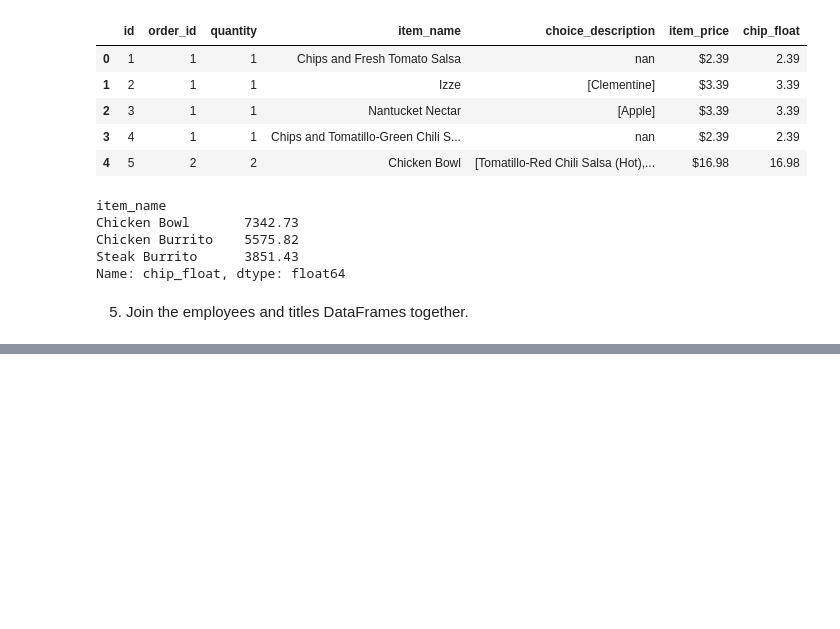
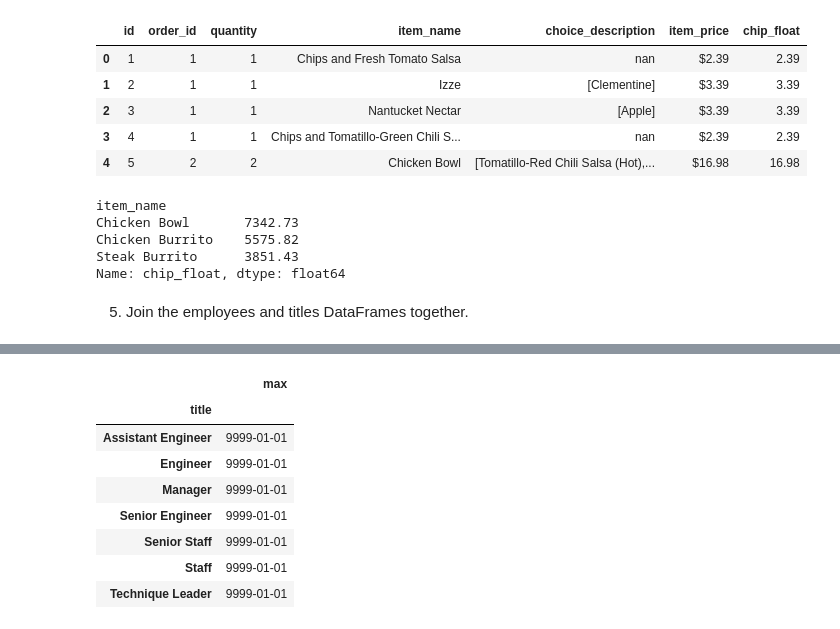
Before and after one commit to eelysee/numpy_pandas_visualization_exercises, a Jupyter notebook: advanced_dataframes_3.ipynb, the cells around one changed output, grey strips where cells are left out. Saved outputs shown, nothing was run; the diff lists cells and outputs as text; code cells hidden in the pictures; blank space fills up the shorter version.

```diff
--- a/advanced_dataframes_3.ipynb
+++ b/advanced_dataframes_3.ipynb
@@ -151,0 +170,13 @@ titles_query = pd.read_sql(text(roles   _query), engine.connect())
+# %%
+# doesnt get name or emp number
+emp_titles.groupby('title').to_date.agg(['max'])
+# %% [output]
+|  | max |
+| title |  |
+| Assistant Engineer | 9999-01-01 |
+| Engineer | 9999-01-01 |
+| Manager | 9999-01-01 |
+| Senior Engineer | 9999-01-01 |
+| Senior Staff | 9999-01-01 |
+| Staff | 9999-01-01 |
+| Technique Leader | 9999-01-01 |
```
Also changed, not shown: parts of 12 cells of this notebook.
